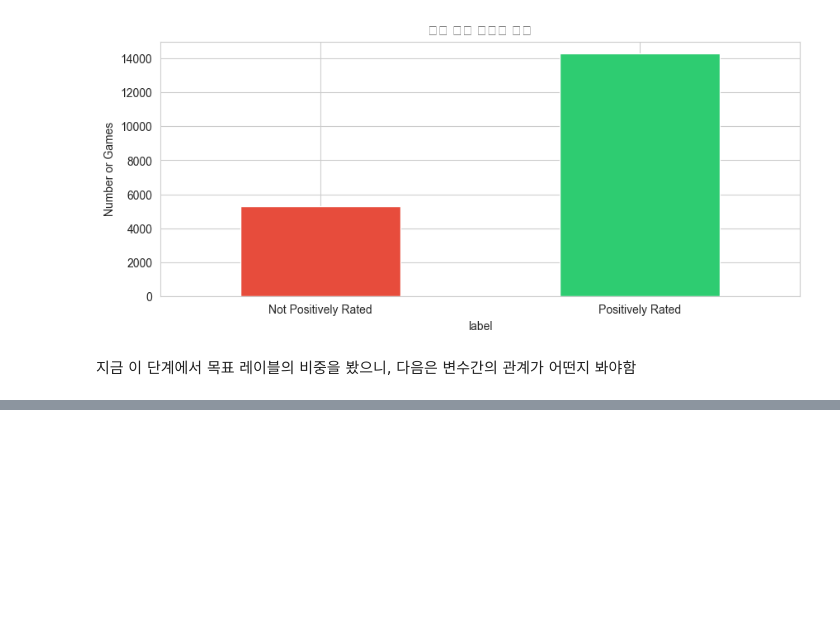
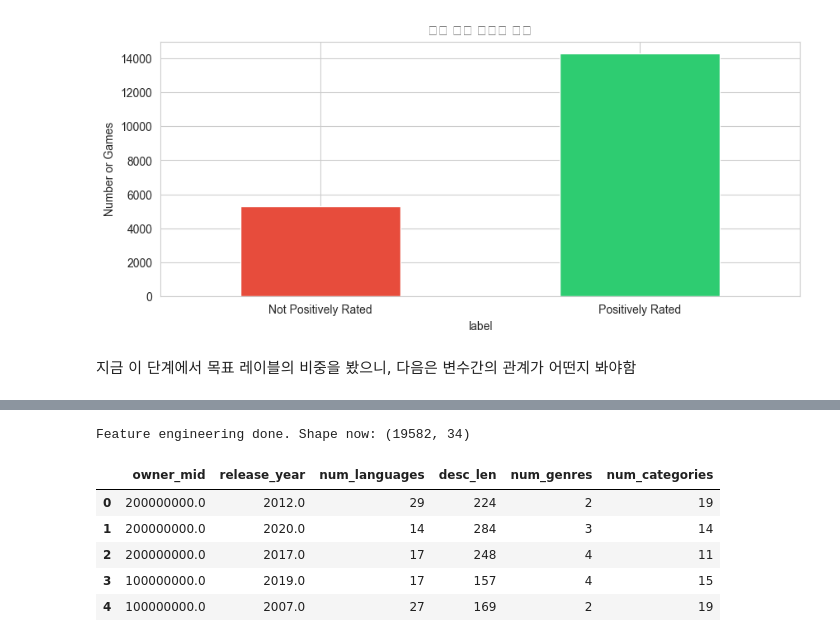
Before and after one commit to bikuud/Study_for_data, a Jupyter notebook: Practice/Kaggle/Code/kaggle_260916.ipynb, the cells around one changed output, grey strips where cells are left out. Saved outputs shown, nothing was run; the diff lists cells and outputs as text; code cells hidden in the pictures; blank space fills up the shorter version.

```diff
--- a/Practice/Kaggle/Code/kaggle_260916.ipynb
+++ b/Practice/Kaggle/Code/kaggle_260916.ipynb
@@ -100,4 +100,6 @@ Name: Proportion, dtype: float64
 지금 이 단계에서 목표 레이블의 비중을 봤으니, 다음은 변수간의 관계가 어떤지 봐야함
 # %%
 df[['recommendations','positive']].corr().iloc[0,1]
+leak_cols=['recommendations','positive','negative','total_reviews','review_ratio']
+df=df.drop(columns=leak_cols)
 # %% [output]
@@ -104,0 +118,50 @@ df[['recommendations','positive']].corr().iloc[0,1]
+# %%
+def midpoint_converter(string):
+    try:
+        lo,hi=str(string).replace(',','').split('..')
+        return(int(lo.strip())+int(hi.strip())/2)
+    except Exception:
+        return np.nan
+
+df['owner_mid']=df['owners'].apply(lambda x: midpoint_converter(x))
+
+df['release_date']=pd.to_datetime(df['release_date'], errors='coerce')
+df['release_year']=df['release_date'].dt.year
+
+df['num_languages']=df['supported_languages'].fillna('').apply(
+    lambda x: len(x.split(',')) if x else 0
+)
+
+df['num_genres']=df['genres'].fillna('').apply(
+    lambda x: len([g for g in x.split(',') if g.strip()])
+)
+
+df['desc_len']=df['short_description'].fillna('').apply(len)
+
+df['num_categories']=df['categories'].fillna('').apply(
+    lambda x: len([c for c in x.split(',') if c.strip()])
+)
+# %%
+df['genre_cat_text']=(df['genres'].fillna('')+ ' ' + df['categories'].fillna('')).str.replace(',', ' ')
+df['has_metacritic']=df['metacritic_score'].notnull().astype(int)
+
+df['metacritic_score']=df['metacritic_score'].fillna(df['metacritic_score'].median())
+
+for c in ['is_free', 'platforms_windows', 'platforms_mac','platforms_linux']:
+    df[c]=df[c].astype(str).map({'True':1, 'False':00}).fillna(0).astype(int)
+# %%
+df['achievements'] = df['achievements'].fillna(0)
+df['required_age'] = df['required_age'].fillna(0)
+df['owner_mid'] = df['owner_mid'].fillna(df['owner_mid'].median())
+df['release_year'] = df['release_year'].fillna(df['release_year'].median())
+
+print("Feature engineering done. Shape now:", df.shape)
+df[['owner_mid', 'release_year', 'num_languages', 'desc_len', 'num_genres', 'num_categories']].head()
+# %% [output]
+Feature engineering done. Shape now: (19582, 34)
+|  | owner_mid | release_year | num_languages | desc_len | num_genres | num_categories |
+| 0 | 200000000.0 | 2012.0 | 29 | 224 | 2 | 19 |
+| 1 | 200000000.0 | 2020.0 | 14 | 284 | 3 | 14 |
+| 2 | 200000000.0 | 2017.0 | 17 | 248 | 4 | 11 |
+| 3 | 100000000.0 | 2019.0 | 17 | 157 | 4 | 15 |
+| 4 | 100000000.0 | 2007.0 | 27 | 169 | 2 | 19 |
```
Also changed, not shown: parts of 3 cells of this notebook.
